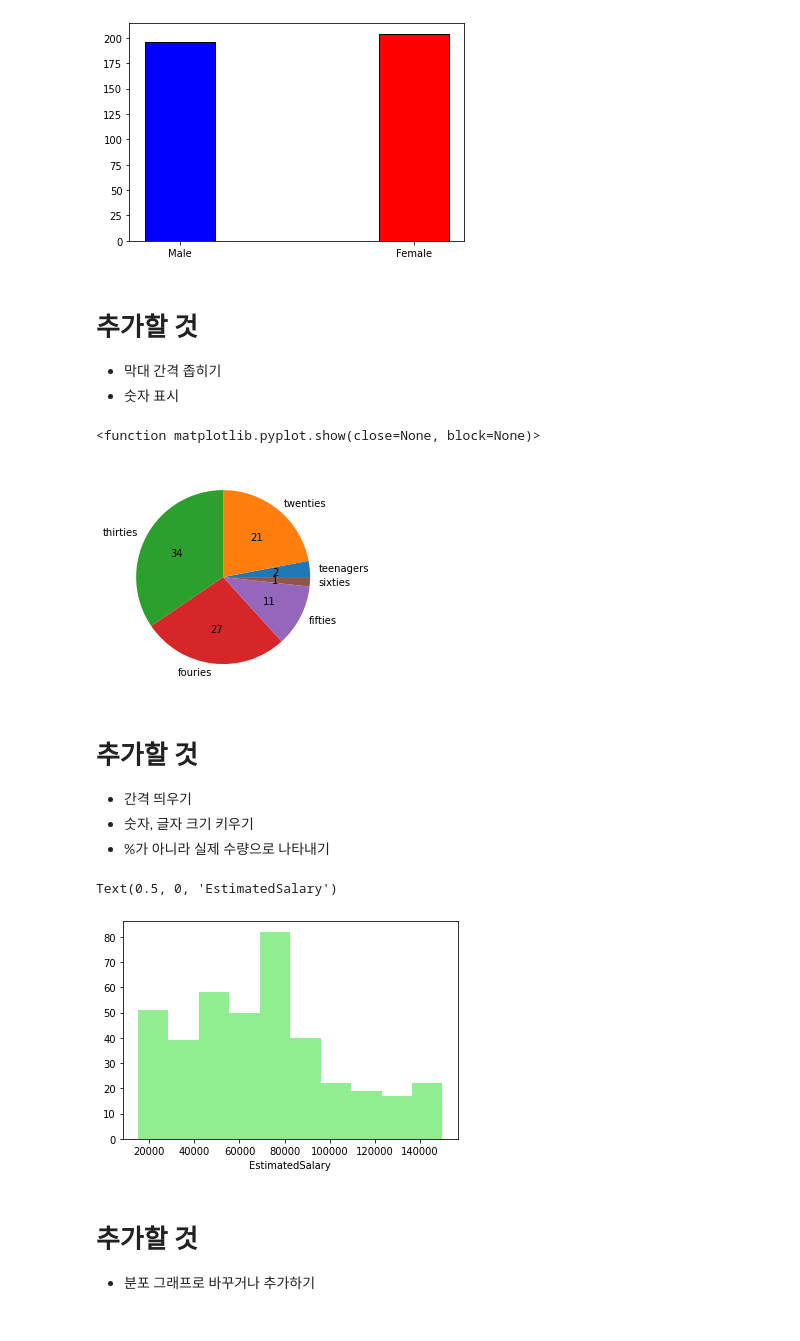
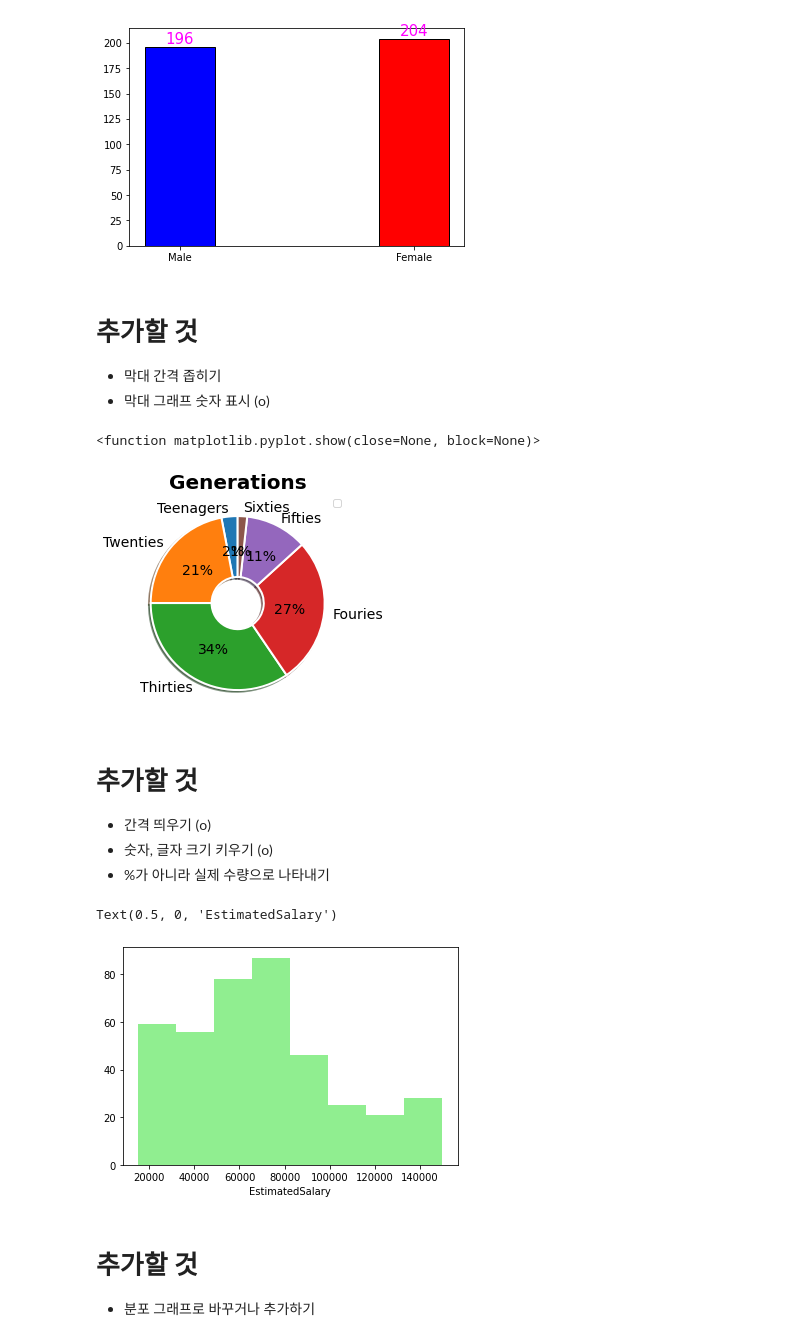
Before and after one commit to 00FFEF/Team_Project, a Jupyter notebook: templates/Ad_Click_Prediction.ipynb, the cells around one changed output. Drawn from its saved outputs; the diff is of its cells as text; code cells hidden in the pictures.

```diff
--- a/templates/Ad_Click_Prediction.ipynb
+++ b/templates/Ad_Click_Prediction.ipynb
@@ -23,14 +23,19 @@ x = ['Male', 'Female']
 y = [len(male), len(female)]
 
 bar_colors = ['blue', 'red']
-plt.bar(x, y, width = 0.3, color = bar_colors, edgecolor = 'black', linewidth = 1)
+plt.bar(x, y, width = 0.3, color = bar_colors, edgecolor = 'black', linewidth = 1, align = 'center')
+
+# 위에 도수를 나타내는 식
+for i, v in enumerate(x):
+    plt.text(v, y[i], y[i],
+            fontsize = 15, color="magenta", horizontalalignment='center', verticalalignment='bottom')
 plt.show()
 # %% [output]
-[figure, old version]
+[figure, new version]
 # %% [markdown]
 # 추가할 것
 * 막대 간격 좁히기
-* 숫자 표시
+* 막대 그래프 숫자 표시 (o)
 # %%
 df_age = df['Age']
 # %%
@@ -57,26 +62,33 @@ for i in range(len(df_age)):
     ot.append(n)
 # %%
 ratio = [len(juv), len(tw), len(th), len(fo), len(fi), len(ot)]
-labels = ['teenagers', 'twenties', 'thirties', 'fouries', 'fifties', 'sixties']
+labels = ['Teenagers', 'Twenties', 'Thirties', 'Fouries', 'Fifties', 'Sixties']
+wedgeprops={'width': 0.7, 'edgecolor': 'w', 'linewidth': 2}
 
-plt.pie(ratio, labels=labels, autopct='%d')
+title_font = {
+    'fontsize': 20,
+    'fontweight': 'bold'
+}
+plt.title('Generations', fontdict=title_font)
+plt.legend(labels = labels, loc = 'upper right')
+plt.pie(ratio, labels=labels, autopct='%d%%', shadow = True, wedgeprops=wedgeprops, startangle=90, textprops = {'fontsize':14})
 plt.show
 # %% [output]
 <function matplotlib.pyplot.show(close=None, block=None)>
-[figure, old version]
+[figure, new version]
 # %% [markdown]
 # 추가할 것
-* 간격 띄우기
-* 숫자, 글자 크기 키우기
+* 간격 띄우기 (o)
+* 숫자, 글자 크기 키우기 (o)
 * %가 아니라 실제 수량으로 나타내기
 # %%
 df_sal = df['EstimatedSalary']
 
-plt.hist(df_sal, color = 'lightgreen')
+plt.hist(df_sal, color = 'lightgreen', bins=8)
 plt.xlabel('EstimatedSalary')
 # %% [output]
 Text(0.5, 0, 'EstimatedSalary')
-[figure, old version]
+[figure, new version]
 # %% [markdown]
 # 추가할 것
 * 분포 그래프로 바꾸거나 추가하기
```
